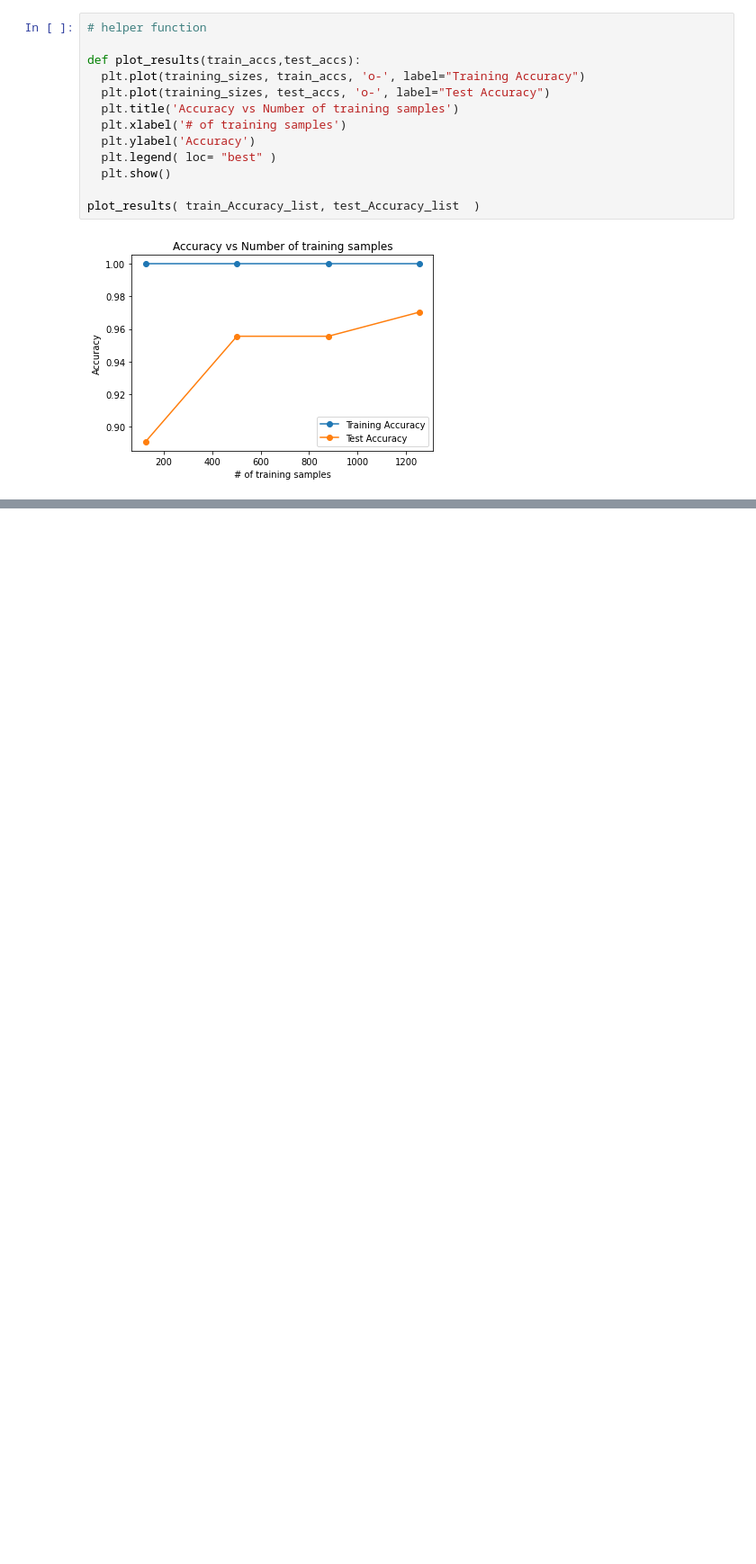
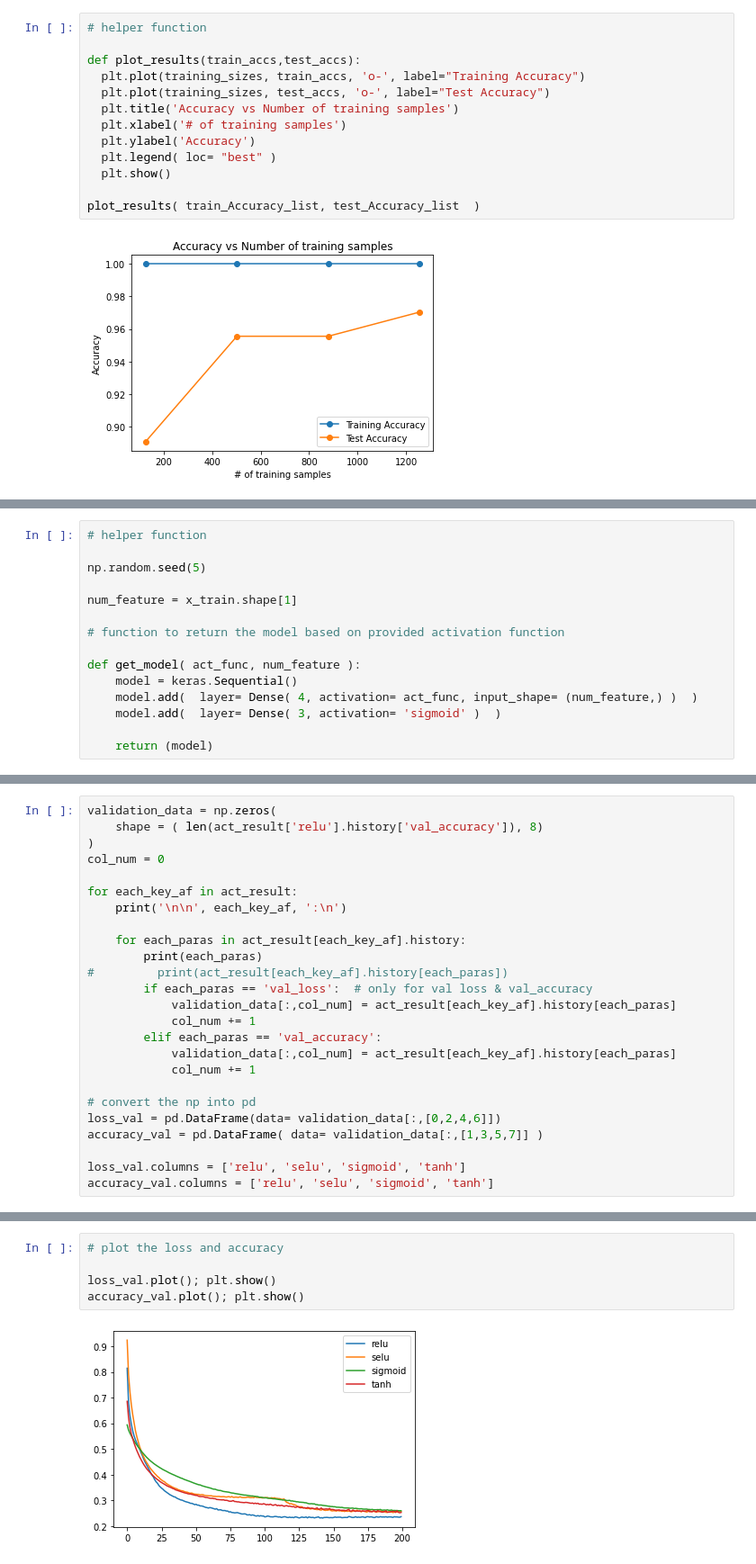
Before and after one commit to madhurdevkota/deep-learning, a Jupyter notebook: Improving the Model Performance in Keras.ipynb, the cells around one changed output, grey strips where cells are left out. Shown at 90% size. Cells and saved outputs as stored; diff of their text form; blank space fills up the shorter version.

Commit message:
Update Improving the Model Performance in Keras.ipynb
Added code for comparing different Activation functions

```diff
--- a/Improving the Model Performance in Keras.ipynb
+++ b/Improving the Model Performance in Keras.ipynb
@@ -245,0 +292,15 @@ plot_results( train_Accuracy_list, test_Accuracy_list  )
+# %%
+# helper function
+
+np.random.seed(5)
+
+num_feature = x_train.shape[1]
+
+# function to return the model based on provided activation function
+
+def get_model( act_func, num_feature ):
+    model = keras.Sequential()
+    model.add(  layer= Dense( 4, activation= act_func, input_shape= (num_feature,) )  )
+    model.add(  layer= Dense( 3, activation= 'sigmoid' )  )
+
+    return (model)
@@ -245,0 +361,25 @@ plot_results( train_Accuracy_list, test_Accuracy_list  )
+# %%
+validation_data = np.zeros(
+    shape = ( len(act_result['relu'].history['val_accuracy']), 8)
+)
+col_num = 0
+
+for each_key_af in act_result:
+    print('\n\n', each_key_af, ':\n')
+
+    for each_paras in act_result[each_key_af].history:
+        print(each_paras)
+#         print(act_result[each_key_af].history[each_paras])
+        if each_paras == 'val_loss':  # only for val loss & val_accuracy
+            validation_data[:,col_num] = act_result[each_key_af].history[each_paras]
+            col_num += 1
+        elif each_paras == 'val_accuracy':
+            validation_data[:,col_num] = act_result[each_key_af].history[each_paras]
+            col_num += 1
+
+# convert the np into pd
+loss_val = pd.DataFrame(data= validation_data[:,[0,2,4,6]])
+accuracy_val = pd.DataFrame( data= validation_data[:,[1,3,5,7]] )
+
+loss_val.columns = ['relu', 'selu', 'sigmoid', 'tanh']
+accuracy_val.columns = ['relu', 'selu', 'sigmoid', 'tanh']
@@ -245,0 +404,7 @@ plot_results( train_Accuracy_list, test_Accuracy_list  )
+# %%
+# plot the loss and accuracy
+
+loss_val.plot(); plt.show()
+accuracy_val.plot(); plt.show()
+# %% [output]
+[figure, added]
```
Also changed, not shown: parts of 6 cells of this notebook.
